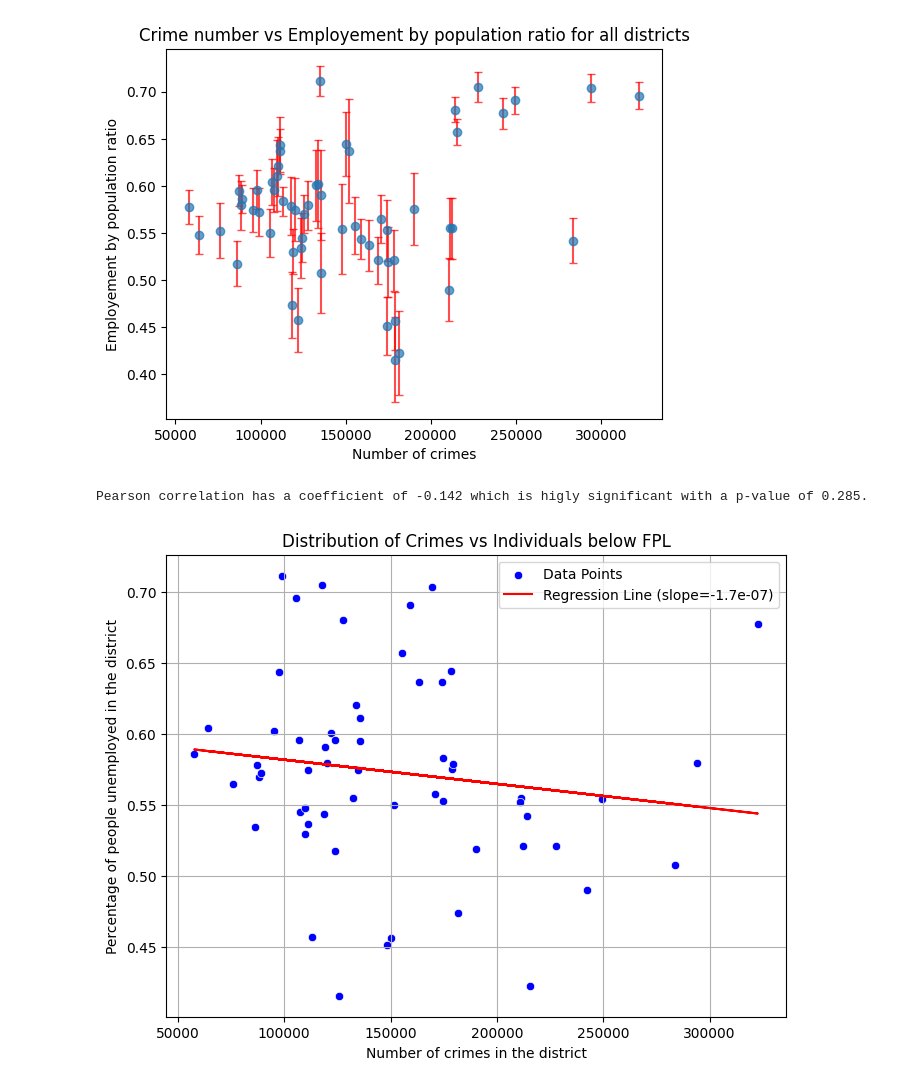
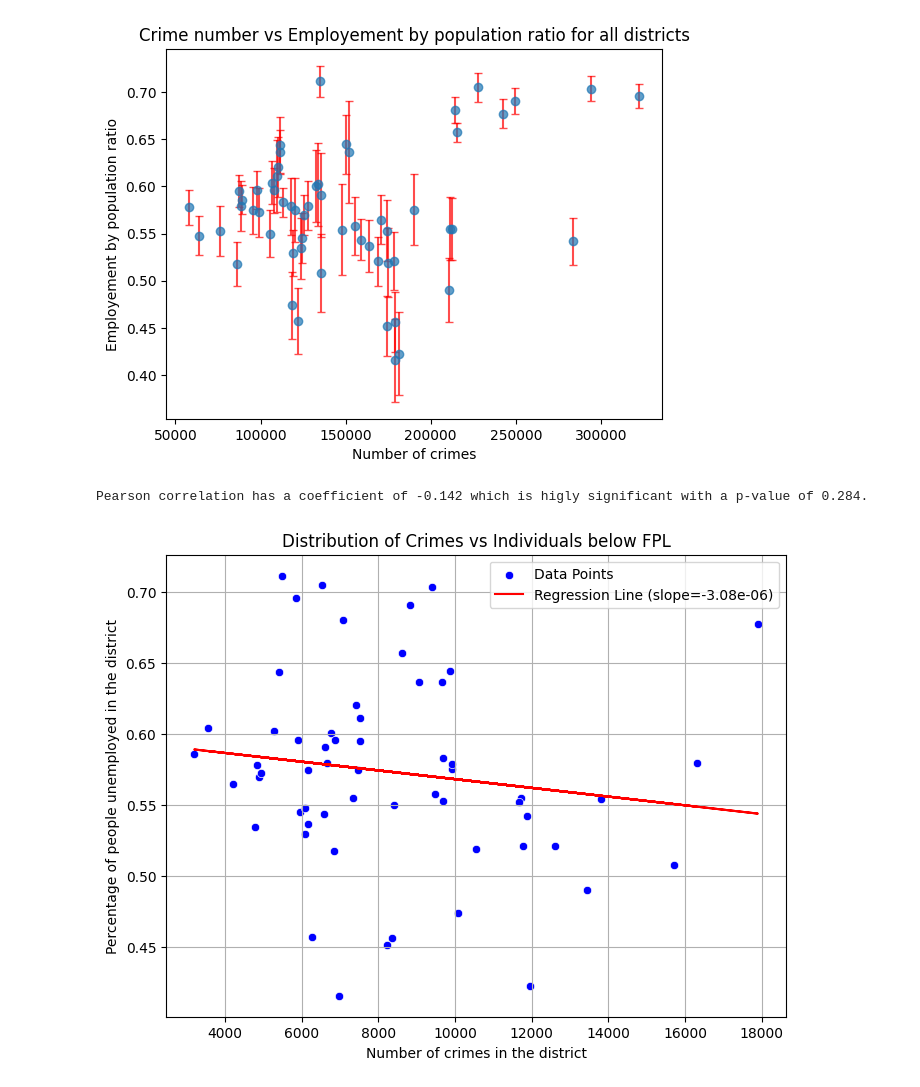
Before and after one commit to com-480-data-visualization/BluePink, a Jupyter notebook: data_exploration.ipynb, the cells around one changed output. Saved outputs shown, nothing was run; the diff lists cells and outputs as text; code cells hidden in the pictures.

```diff
--- a/data_exploration.ipynb
+++ b/data_exploration.ipynb
@@ -781,28 +756,28 @@ plt.show()
 [figure]
 # %%
 from scipy.stats import linregress
-x = crimes_eco['nbr_crimes']
+x = crimes_eco['mean_crimes_by_year']
 y = crimes_eco['Employement_pop_ratio_mean']
 
 slope, intercept, r_value, p_value, std_err = linregress(x, y)
 regression_line = slope * x + intercept
 
 pearson = stats.pearsonr(x, y)
 print(f"Pearson correlation has a coefficient of {pearson[0]:.3} which is higly significant with a p-value of {pearson[1]:.3}.")
 
 # Plot the scatter plot and regression line
 plt.figure(figsize=(8, 6))
 sns.scatterplot(x=x, y=y, color='blue', label='Data Points')
 plt.plot(x, regression_line, color='red', label=f'Regression Line (slope={slope:.3})')
 plt.title(f'Distribution of Crimes vs Individuals below FPL')
 plt.xlabel('Number of crimes in the district')
 plt.ylabel('Percentage of people unemployed in the district')
 plt.legend()
 plt.grid(True)
 plt.show()
 # %% [output]
-Pearson correlation has a coefficient of -0.142 which is higly significant with a p-value of 0.285.
+Pearson correlation has a coefficient of -0.142 which is higly significant with a p-value of 0.284.
-[figure, old version]
+[figure, new version]
 # %%
 spearman = stats.spearmanr(crimes_eco['mean_crimes_by_year'],crimes_eco['Employement_pop_ratio_mean'])
 print(f"Spearman correlation has a coefficient of {spearman[0]:.3} with a p-value of {spearman[1]:.3}.")
```
Also changed, not shown: parts of 10 cells of this notebook.
